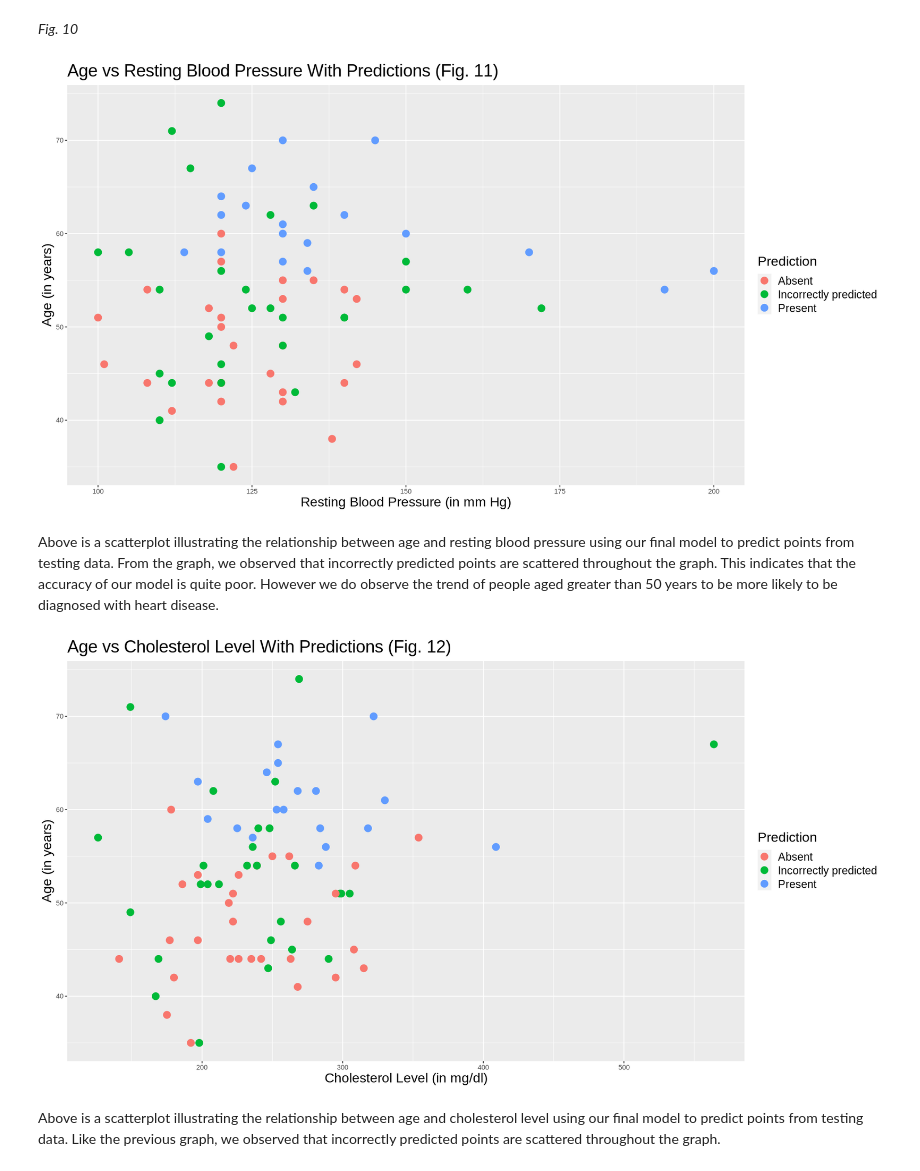
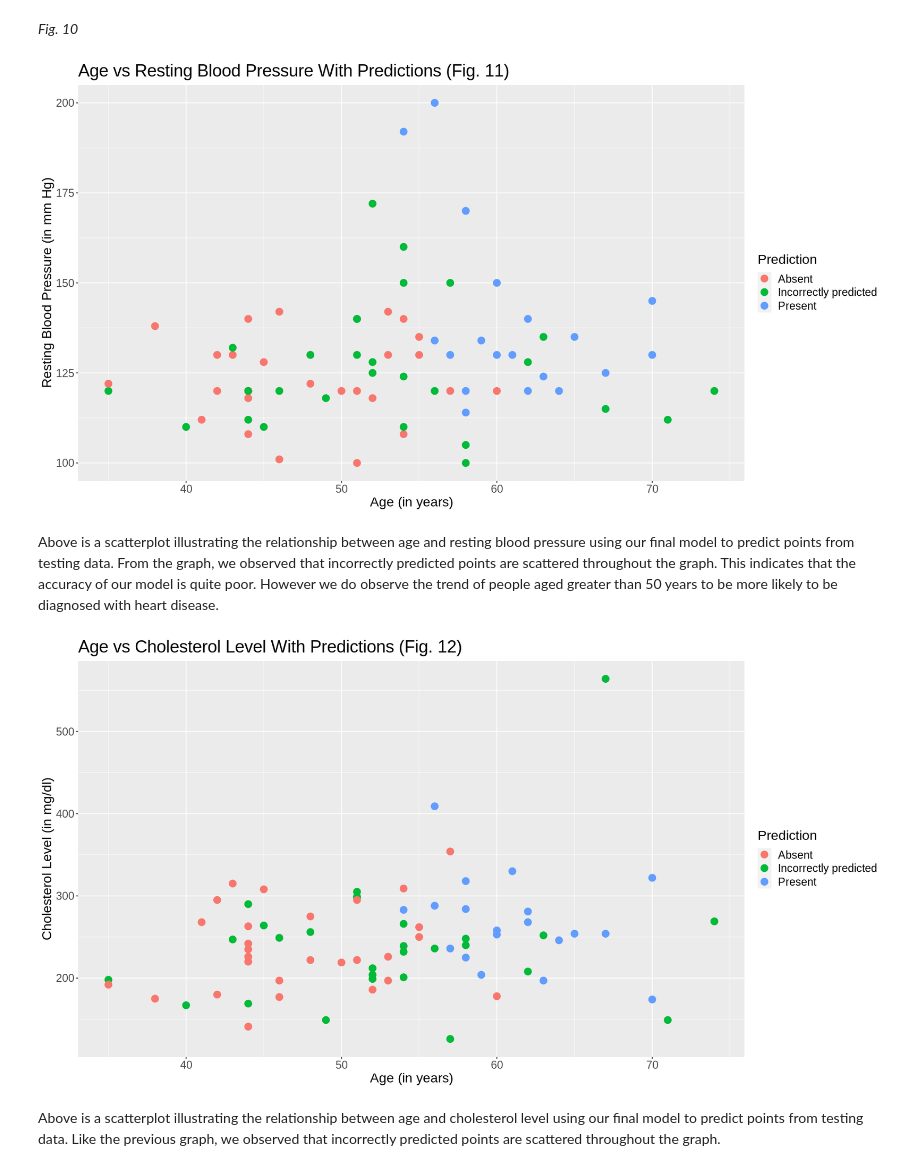
Before and after one commit to VivaanWadhwa/Heart_Disease_Prediction, a Jupyter notebook: Project_Report.ipynb, the cells around one changed output. Saved outputs shown, nothing was run; the diff lists cells and outputs as text; code cells hidden in the pictures.

```diff
--- a/Project_Report.ipynb
+++ b/Project_Report.ipynb
@@ -322,35 +307,37 @@ A tibble: 6 × 6
 # %% [markdown]
 *Fig. 10*
 # %%
-age_v_rbp_wrong_preds <- ggplot(plot, aes(x = resting.blood.pressure, y = age, colour = prediction)) +
+age_v_rbp_wrong_preds <- ggplot(plot, aes(x = age, y = resting.blood.pressure, colour = prediction)) +
     geom_point(size = 4) +
-    xlab("Resting Blood Pressure (in mm Hg)") +
-                ylab("Age (in years)") +
+    xlab("Age (in years)") +
+                ylab("Resting Blood Pressure (in mm Hg)") +
                 labs(color = "Prediction") +
                 ggtitle("Age vs Resting Blood Pressure With Predictions (Fig. 11)") +
                 theme(plot.title = element_text(size=22),
                      axis.title = element_text(size=17),
+                      axis.text = element_text(size = 14),
                      legend.title = element_text(size = 17),
                      legend.text = element_text(size = 14))
 age_v_rbp_wrong_preds
 # %% [output]
-[figure, old version]
+[figure, new version]
 # %% [markdown]
 Above is a scatterplot illustrating the relationship between age and resting blood pressure using our final model to predict points from testing data. From the graph, we observed that incorrectly predicted points are scattered throughout the graph. This indicates that the accuracy of our model is quite poor. However we do observe the trend of people aged greater than 50 years to be more likely to be diagnosed with heart disease.
 # %%
-age_v_chol_wrong_preds <- ggplot(plot, aes(x = cholesterol, y = age, colour = prediction)) +
+age_v_chol_wrong_preds <- ggplot(plot, aes(x = age, y = cholesterol, colour = prediction)) +
     geom_point(size = 4) +
-     xlab("Cholesterol Level (in mg/dl)") +
-                ylab("Age (in years)") +
+     xlab("Age (in years)") +
+                ylab("Cholesterol Level (in mg/dl)") +
                 labs(color = "Prediction") +
                 ggtitle("Age vs Cholesterol Level With Predictions (Fig. 12)") +
                 theme(plot.title = element_text(size=22),
                      axis.title = element_text(size=17),
+                      axis.text = element_text(size = 14),
                      legend.title = element_text(size = 17),
                      legend.text = element_text(size = 14))
 age_v_chol_wrong_preds
 # %% [output]
-[figure, old version]
+[figure, new version]
 # %% [markdown]
 Above is a scatterplot illustrating the relationship between age and cholesterol level using our final model to predict points from testing data. Like the previous graph, we observed that incorrectly predicted points are scattered throughout the graph.
 # %%
```
Also changed, not shown: parts of 5 cells of this notebook.
